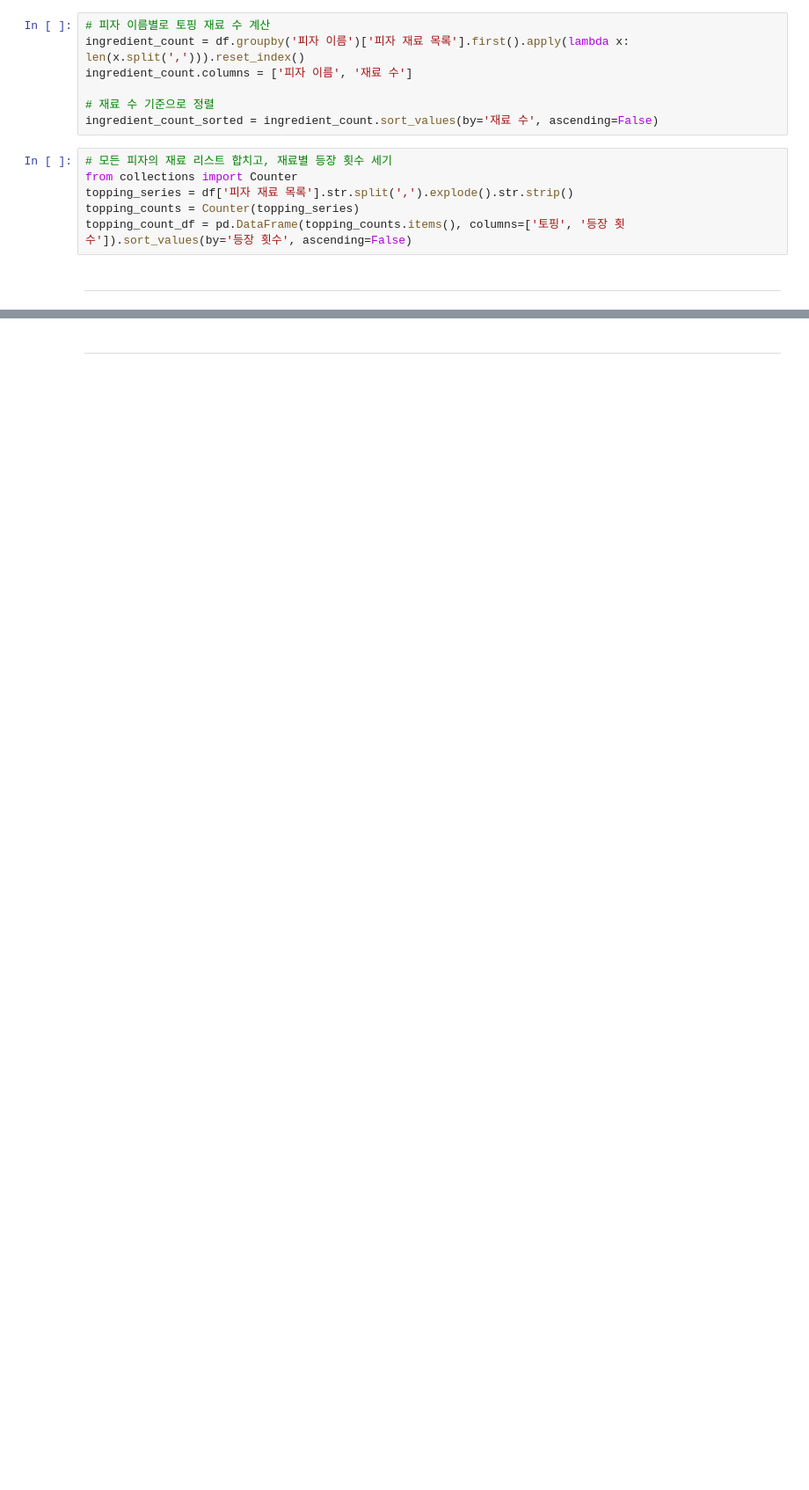
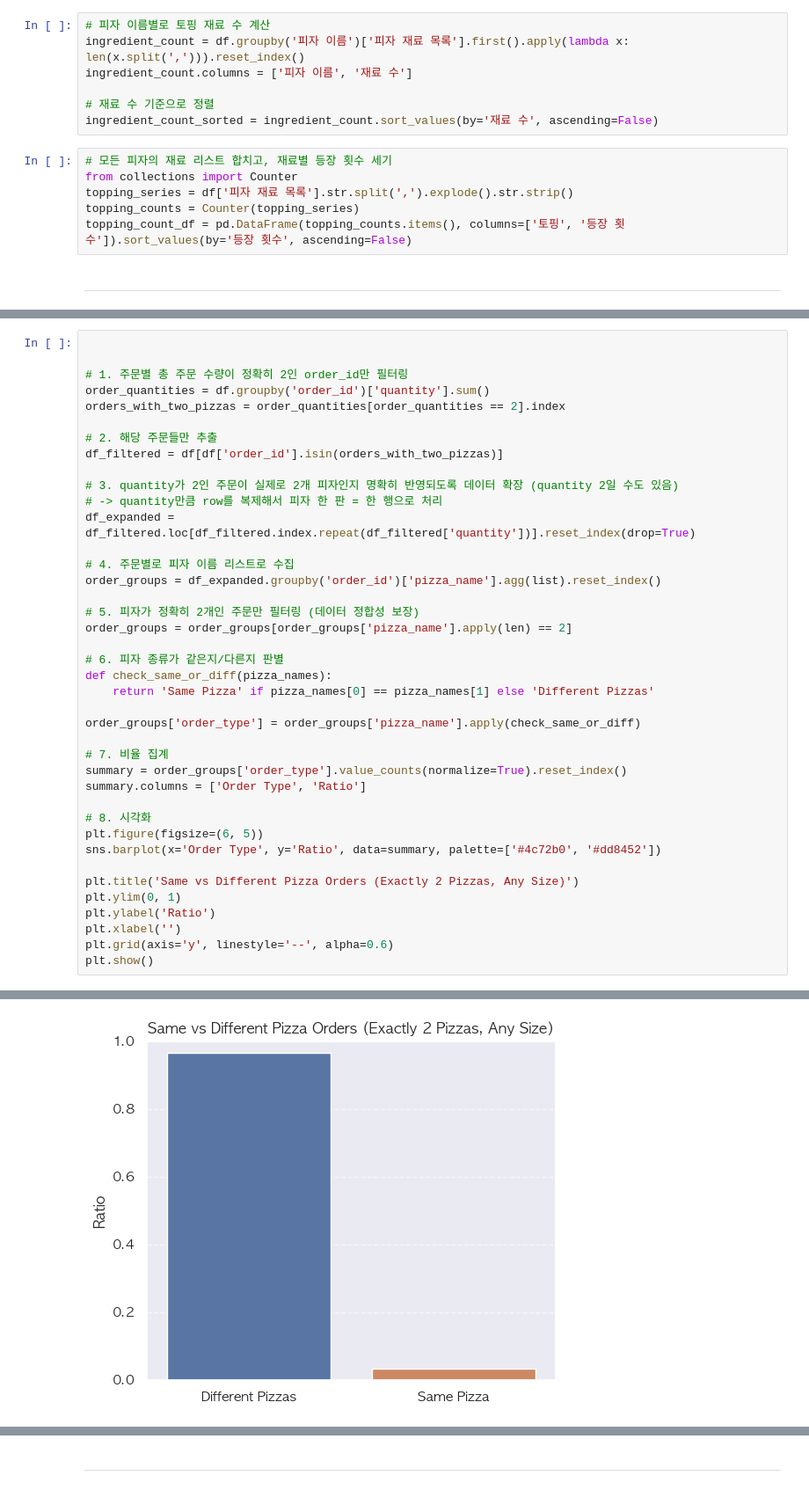
Before and after one commit to Lesly-kim/Mid_Project, a Jupyter notebook: EDA/EDA.ipynb, the cells around one changed output, grey strips where cells are left out. Shown at 88% size. Saved outputs shown, nothing was run; the diff lists cells and outputs as text; blank space fills up the shorter version.

```diff
--- a/EDA/EDA.ipynb
+++ b/EDA/EDA.ipynb
@@ -887,0 +1027,41 @@ topping_count_df = pd.DataFrame(topping_counts.items(), columns=['토핑', '등
+# %%
+
+
+# 1. 주문별 총 주문 수량이 정확히 2인 order_id만 필터링
+order_quantities = df.groupby('order_id')['quantity'].sum()
+orders_with_two_pizzas = order_quantities[order_quantities == 2].index
+
+# 2. 해당 주문들만 추출
+df_filtered = df[df['order_id'].isin(orders_with_two_pizzas)]
+
+# 3. quantity가 2인 주문이 실제로 2개 피자인지 명확히 반영되도록 데이터 확장 (quantity 2일 수도 있음)
+# -> quantity만큼 row를 복제해서 피자 한 판 = 한 행으로 처리
+df_expanded = df_filtered.loc[df_filtered.index.repeat(df_filtered['quantity'])].reset_index(drop=True)
+
+# 4. 주문별로 피자 이름 리스트로 수집
+order_groups = df_expanded.groupby('order_id')['pizza_name'].agg(list).reset_index()
+
+# 5. 피자가 정확히 2개인 주문만 필터링 (데이터 정합성 보장)
+order_groups = order_groups[order_groups['pizza_name'].apply(len) == 2]
+
+# 6. 피자 종류가 같은지/다른지 판별
+def check_same_or_diff(pizza_names):
+    return 'Same Pizza' if pizza_names[0] == pizza_names[1] else 'Different Pizzas'
+
+order_groups['order_type'] = order_groups['pizza_name'].apply(check_same_or_diff)
+
+# 7. 비율 집계
+summary = order_groups['order_type'].value_counts(normalize=True).reset_index()
+summary.columns = ['Order Type', 'Ratio']
+
+# 8. 시각화
+plt.figure(figsize=(6, 5))
+sns.barplot(x='Order Type', y='Ratio', data=summary, palette=['#4c72b0', '#dd8452'])
+
+plt.title('Same vs Different Pizza Orders (Exactly 2 Pizzas, Any Size)')
+plt.ylim(0, 1)
+plt.ylabel('Ratio')
+plt.xlabel('')
+plt.grid(axis='y', linestyle='--', alpha=0.6)
+plt.show()
+# %% [output]
@@ -887,0 +1071 @@ topping_count_df = pd.DataFrame(topping_counts.items(), columns=['토핑', '등
+[figure, added]
```
Also changed, not shown: parts of 63 cells of this notebook, 11 other files.
